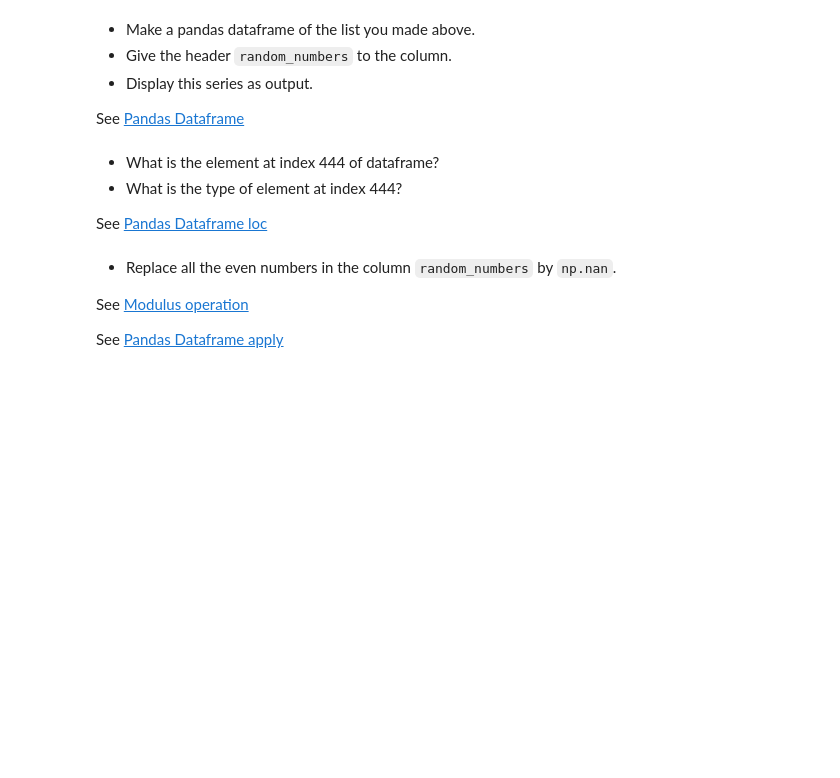
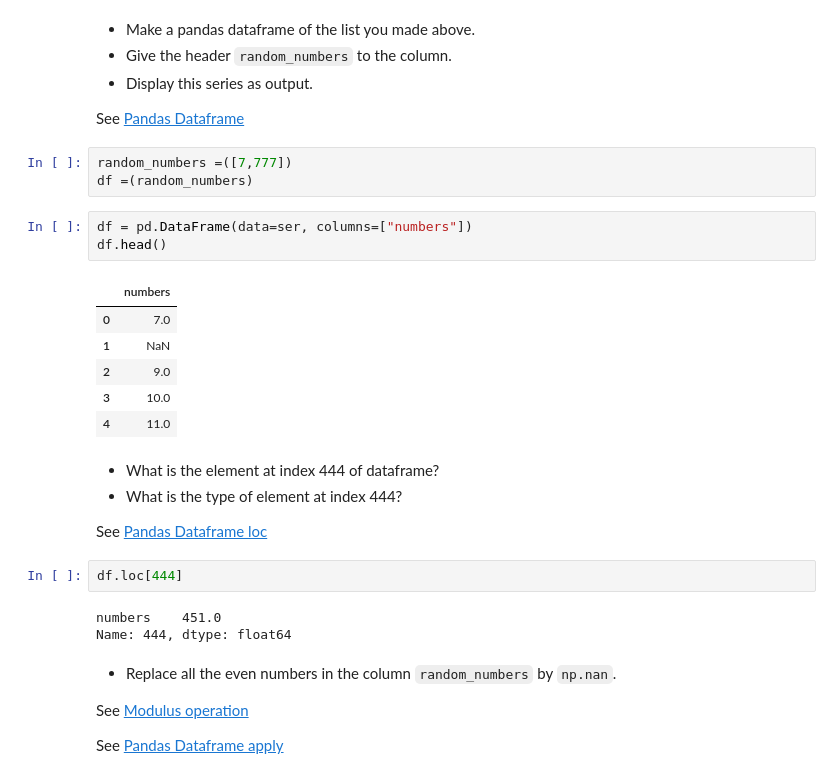
Before and after one commit to salmanshahid8/ml_practice_exercise, a Jupyter notebook: exercises/1_pandas_exe.ipynb, the cells around one changed output. Saved outputs shown, nothing was run; the diff lists cells and outputs as text; blank space fills up the shorter version.

```diff
--- a/exercises/1_pandas_exe.ipynb
+++ b/exercises/1_pandas_exe.ipynb
@@ -103,11 +103,29 @@ plot = ser.plot(kind='line', title="My plot")
 - Display this series as output.
 
 See [Pandas Dataframe](https://pandas.pydata.org/docs/reference/api/pandas.DataFrame.html)
+# %%
+random_numbers =([7,777])
+df =(random_numbers)
+# %%
+df = pd.DataFrame(data=ser, columns=["numbers"])
+df.head()
+# %% [output]
+|  | numbers |
+| 0 | 7.0 |
+| 1 | NaN |
+| 2 | 9.0 |
+| 3 | 10.0 |
+| 4 | 11.0 |
 # %% [markdown]
 - What is the element at index 444 of dataframe?
 - What is the type of element at index 444?
 
 See [Pandas Dataframe loc](https://pandas.pydata.org/docs/reference/api/pandas.DataFrame.loc.html#pandas.DataFrame.loc)
+# %%
+df.loc[444]
+# %% [output]
+numbers    451.0
+Name: 444, dtype: float64
 # %% [markdown]
 - Replace all the even numbers in the column `random_numbers` by `np.nan`.
 
```
Also changed, not shown: parts of 9 cells of this notebook.
